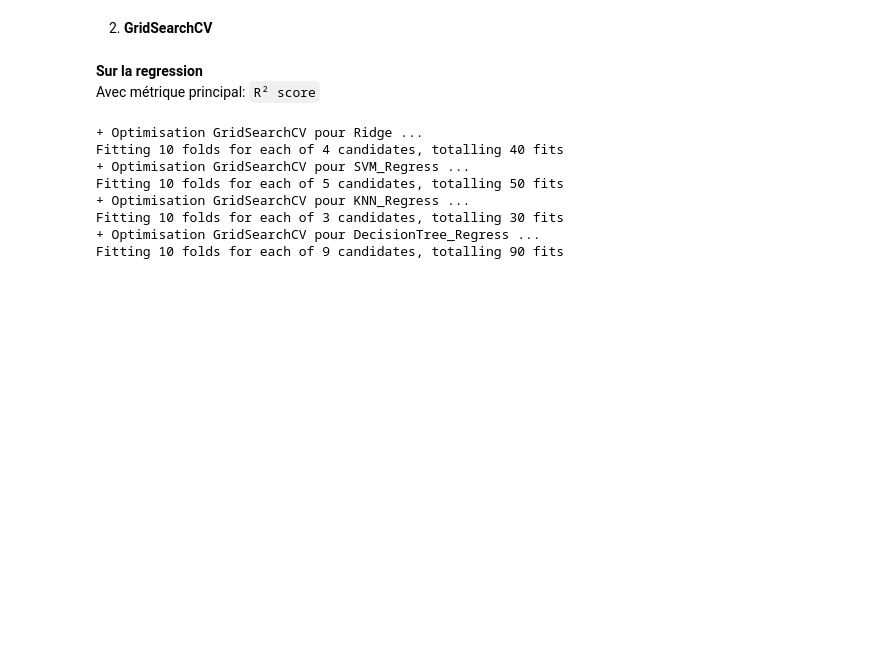
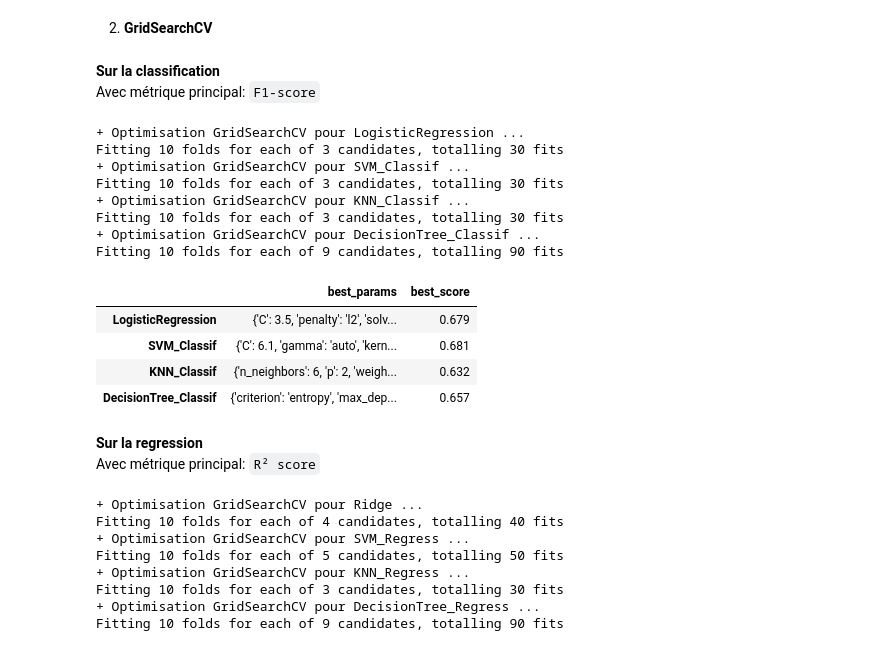
Before and after one commit to kevin-tchinda/student-success-monitoring, a Jupyter notebook: notebooks/student_success_monitoring.ipynb, the cells around one changed output. Drawn from its saved outputs; the diff is of its cells as text; code cells hidden in the pictures; blank space fills up the shorter version.

```diff
--- a/notebooks/student_success_monitoring.ipynb
+++ b/notebooks/student_success_monitoring.ipynb
@@ -1152,6 +1134,34 @@ def optimize_models_grid(models_params, X, y, scoring, cv=5, n_jobs=-1):
   results_df = pd.DataFrame(best_results).T
   results_df['best_score'] = results_df['best_score'].apply(lambda x: f"{x:.3f}")
   return results_df
+# %% [markdown]
+**Sur la classification** <br />
+Avec métrique principal: `F1-score`
+# %%
+# Executons la fonction sur la liste `classif_models_grid_params`
+results_best_models_params_grid_classif = optimize_models_grid(
+  models_params=classif_models_grid_params,
+  X=X_train_c,
+  y=y_train_c,
+  scoring='f1',
+  cv=10,
+)
+
+results_best_models_params_grid_classif
+# %% [output]
++ Optimisation GridSearchCV pour LogisticRegression ...
+Fitting 10 folds for each of 3 candidates, totalling 30 fits
++ Optimisation GridSearchCV pour SVM_Classif ...
+Fitting 10 folds for each of 3 candidates, totalling 30 fits
++ Optimisation GridSearchCV pour KNN_Classif ...
+Fitting 10 folds for each of 3 candidates, totalling 30 fits
++ Optimisation GridSearchCV pour DecisionTree_Classif ...
+Fitting 10 folds for each of 9 candidates, totalling 90 fits
+|  | best_params | best_score |
+| LogisticRegression | {'C': 3.5, 'penalty': 'l2', 'solv... | 0.679 |
+| SVM_Classif | {'C': 6.1, 'gamma': 'auto', 'kern... | 0.681 |
+| KNN_Classif | {'n_neighbors': 6, 'p': 2, 'weigh... | 0.632 |
+| DecisionTree_Classif | {'criterion': 'entropy', 'max_dep... | 0.657 |
 # %% [markdown]
 **Sur la regression**
 <br />
```
Also changed, not shown: parts of 11 cells of this notebook, 10 other files.
